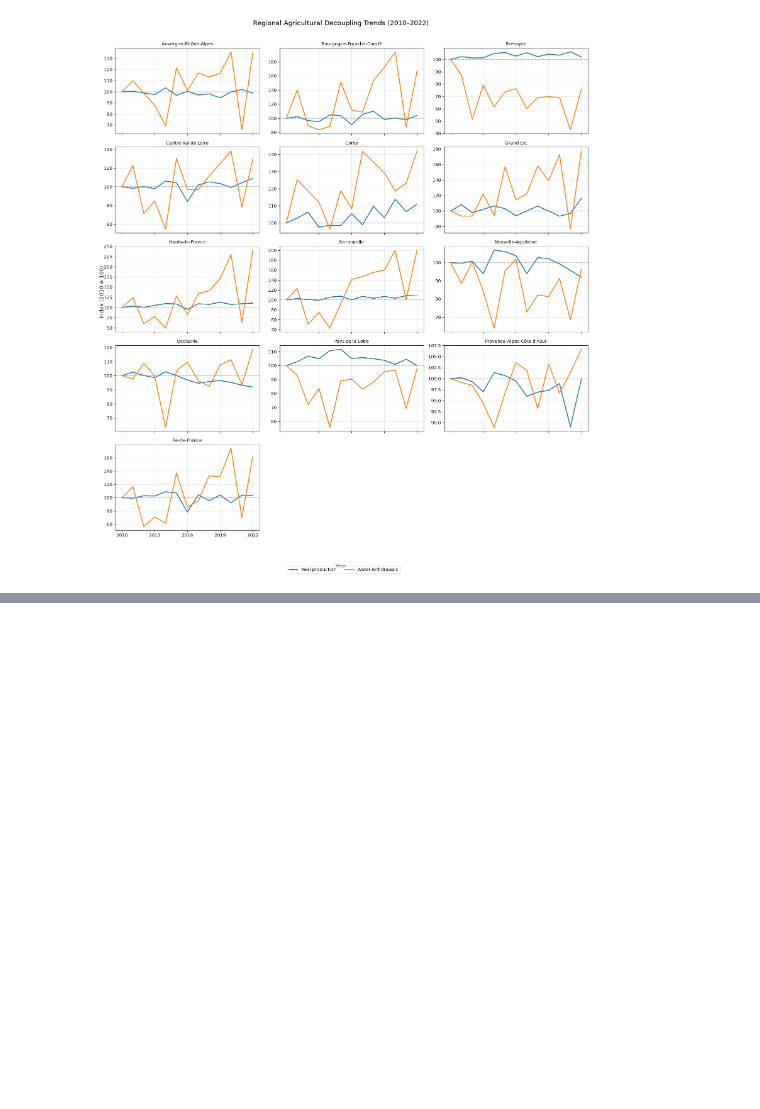
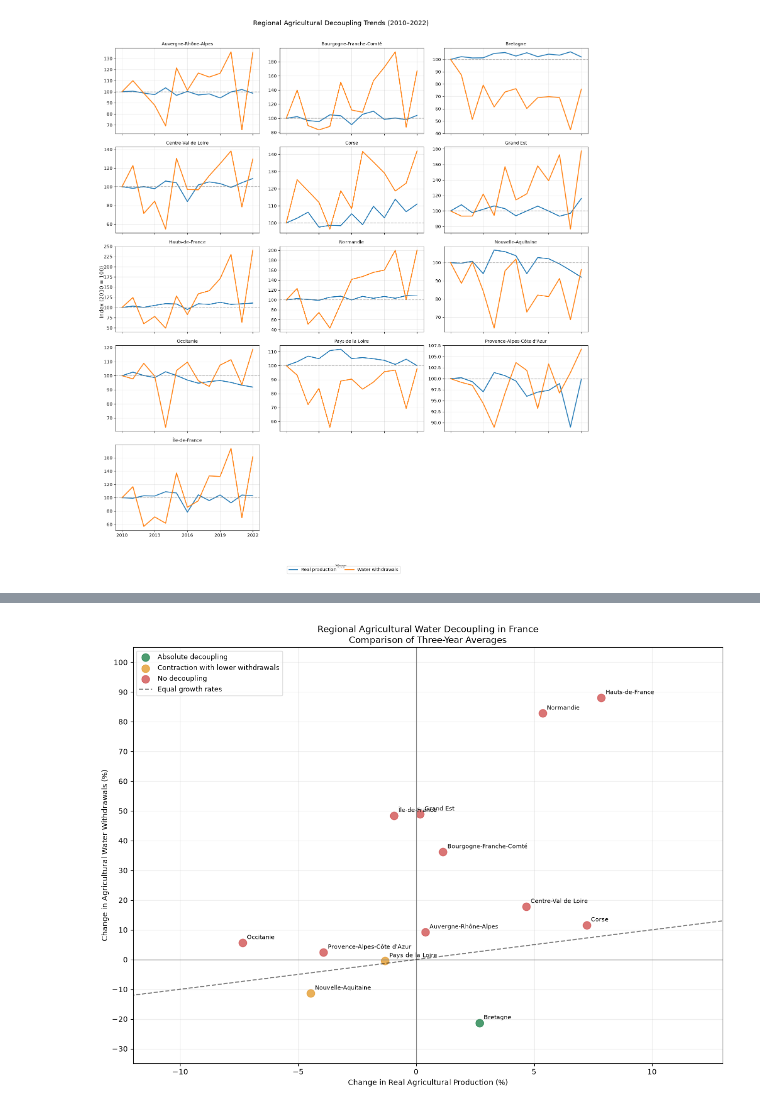
Before and after one commit to vicentef-cmyk/DataScProject, a Jupyter notebook: notebooks/analysis.ipynb, the cells around one changed output, grey strips where cells are left out. Saved outputs shown, nothing was run; the diff lists cells and outputs as text; code cells hidden in the pictures; blank space fills up the shorter version.

```diff
--- a/notebooks/analysis.ipynb
+++ b/notebooks/analysis.ipynb
@@ -1242,0 +1298,69 @@ display(robustness.round(1))
+# %%
+import matplotlib.pyplot as plt
+
+fig, ax = plt.subplots(figsize=(12, 9))
+
+colors = {
+    "Absolute decoupling": "#2E8B57",
+    "Relative decoupling": "#4C78A8",
+    "Contraction with lower withdrawals": "#E6A23C",
+    "No decoupling": "#D45D5D"
+}
+
+for category, group in robustness.groupby("Decoupling classification"):
+    ax.scatter(
+        group["Production change (%)"],
+        group["Water withdrawal change (%)"],
+        color=colors[category],
+        label=category,
+        s=110,
+        alpha=0.85
+    )
+
+    for region, row in group.iterrows():
+        ax.annotate(
+            region,
+            (
+                row["Production change (%)"],
+                row["Water withdrawal change (%)"]
+            ),
+            xytext=(6, 5),
+            textcoords="offset points",
+            fontsize=8
+        )
+
+# Reference lines
+ax.axhline(0, color="gray", linewidth=1)
+ax.axvline(0, color="gray", linewidth=1)
+
+# Equal growth line: production change = water change
+ax.plot(
+    [-15, 15],
+    [-15, 15],
+    linestyle="--",
+    color="black",
+    alpha=0.5,
+    label="Equal growth rates"
+)
+
+ax.set_xlim(-12, 13)
+ax.set_ylim(-35, 105)
+
+ax.set_xticks(range(-10, 15, 5))
+ax.set_yticks(range(-30, 110, 10))
+
+ax.set_xlabel("Change in Real Agricultural Production (%)")
+ax.set_ylabel("Change in Agricultural Water Withdrawals (%)")
+
+ax.set_title(
+    "Regional Agricultural Water Decoupling in France\n"
+    "Comparison of Three-Year Averages"
+)
+
+ax.grid(alpha=0.2)
+ax.legend(loc="upper left", fontsize=9)
+
+plt.tight_layout()
+plt.show()
+# %% [output]
+[figure, added]
```
Also changed, not shown: parts of 15 cells of this notebook.
